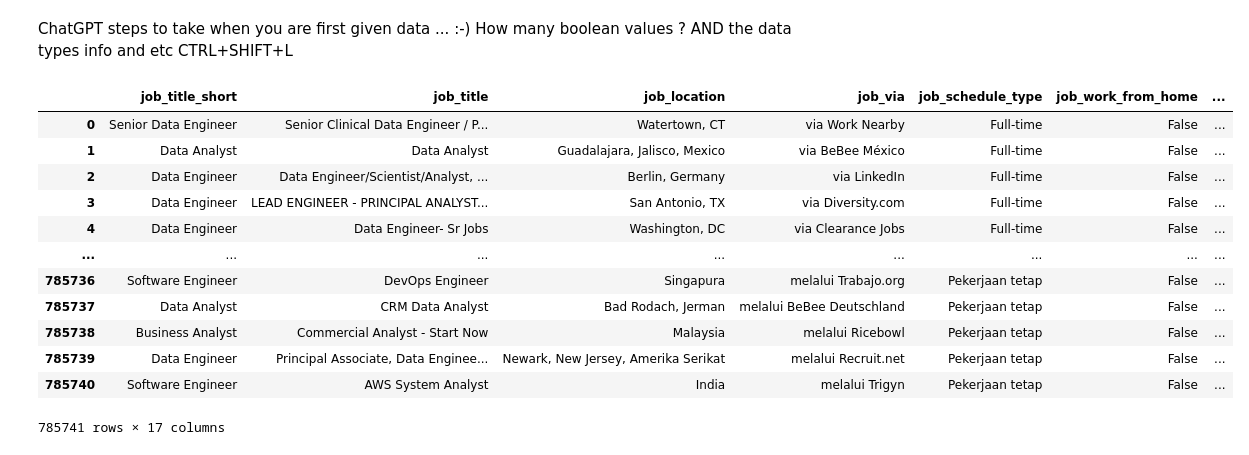
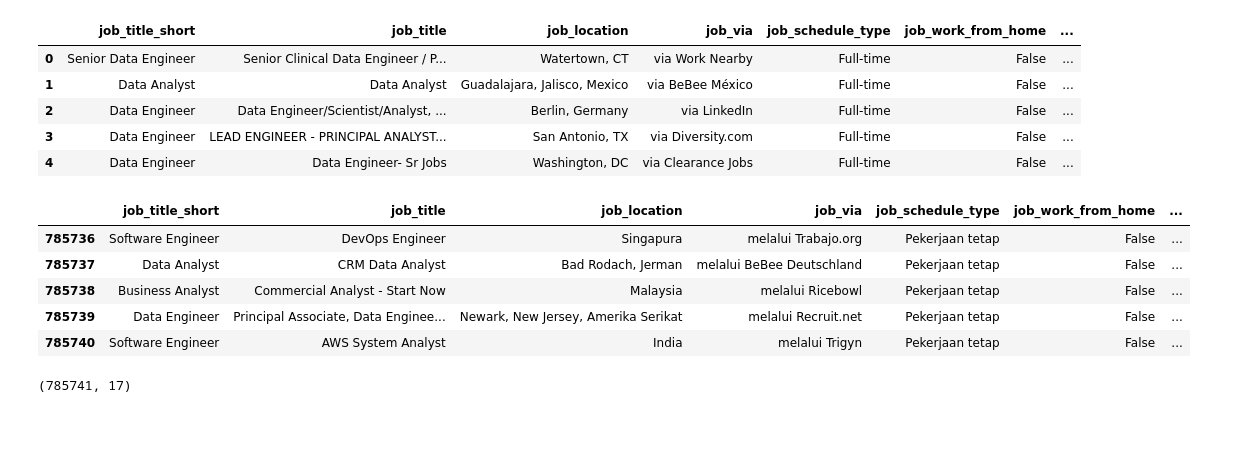
Before and after one commit to AyPh-007/Python_-1_Data_Nerds, a Jupyter notebook: Project/0_Start.ipynb, the cells around one changed output. Drawn from its saved outputs; the diff is of its cells as text; code cells hidden in the pictures; blank space fills up the shorter version.

Commit message:
first-commit-two

```diff
--- a/Project/0_Start.ipynb
+++ b/Project/0_Start.ipynb
@@ -1,8 +1,3 @@
-# %% [markdown]
-ChatGPT steps to take when you are first given data ... :-)
-How many boolean values ?
-AND the data types info and etc
-CTRL+SHIFT+L
 # %%
 import pandas as pd
 from datasets import load_dataset
@@ -10,18 +6,29 @@ from datasets import load_dataset
 dataset = load_dataset('lukebarousse/data_jobs')
 df = dataset['train'].to_pandas()
 # %%
-df
+# This shows the first 5 rows of data_jobs DataFrame — a quick look at the structure and sample data.
+df.head()
 # %% [output]
 |  | job_title_short | job_title | job_location | job_via | job_schedule_type | job_work_from_home | ... |
 | 0 | Senior Data Engineer | Senior Clinical Data Engineer / P... | Watertown, CT | via Work Nearby | Full-time | False | ... |
 | 1 | Data Analyst | Data Analyst | Guadalajara, Jalisco, Mexico | via BeBee México | Full-time | False | ... |
 | 2 | Data Engineer | Data Engineer/Scientist/Analyst, ... | Berlin, Germany | via LinkedIn | Full-time | False | ... |
 | 3 | Data Engineer | LEAD ENGINEER - PRINCIPAL ANALYST... | San Antonio, TX | via Diversity.com | Full-time | False | ... |
 | 4 | Data Engineer | Data Engineer- Sr Jobs | Washington, DC | via Clearance Jobs | Full-time | False | ... |
-| ... | ... | ... | ... | ... | ... | ... | ... |
-| 785736 | Software Engineer | DevOps Engineer | Singapura | melalui Trabajo.org | Pekerjaan tetap | False | ... |
-| 785737 | Data Analyst | CRM Data Analyst | Bad Rodach, Jerman | melalui BeBee Deutschland | Pekerjaan tetap | False | ... |
-| 785738 | Business Analyst | Commercial Analyst - Start Now | Malaysia | melalui Ricebowl | Pekerjaan tetap | False | ... |
-| 785739 | Data Engineer | Principal Associate, Data Enginee... | Newark, New Jersey, Amerika Serikat | melalui Recruit.net | Pekerjaan tetap | False | ... |
-| 785740 | Software Engineer | AWS System Analyst | India | melalui Trigyn | Pekerjaan tetap | False | ... |
-785741 rows × 17 columns
+# %%
+df.shape         # Number of rows and columns
+df.columns       # Column names
+df.dtypes        # Data types of each column
+df.head()
+df.tail()        # Peek at the bottom rows (executed)
+# %% [output]
+|  | job_title_short | job_title | job_location | job_via | job_schedule_type | job_work_from_home | ... |
+| 785736 | Software Engineer | DevOps Engineer | Singapura | melalui Trabajo.org | Pekerjaan tetap | False | ... |
+| 785737 | Data Analyst | CRM Data Analyst | Bad Rodach, Jerman | melalui BeBee Deutschland | Pekerjaan tetap | False | ... |
+| 785738 | Business Analyst | Commercial Analyst - Start Now | Malaysia | melalui Ricebowl | Pekerjaan tetap | False | ... |
+| 785739 | Data Engineer | Principal Associate, Data Enginee... | Newark, New Jersey, Amerika Serikat | melalui Recruit.net | Pekerjaan tetap | False | ... |
+| 785740 | Software Engineer | AWS System Analyst | India | melalui Trigyn | Pekerjaan tetap | False | ... |
+# %%
+df.shape         # Number of rows and columns
+# %% [output]
+(785741, 17)
```
Also changed, not shown: parts of 6 cells of this notebook, 6 other files.
